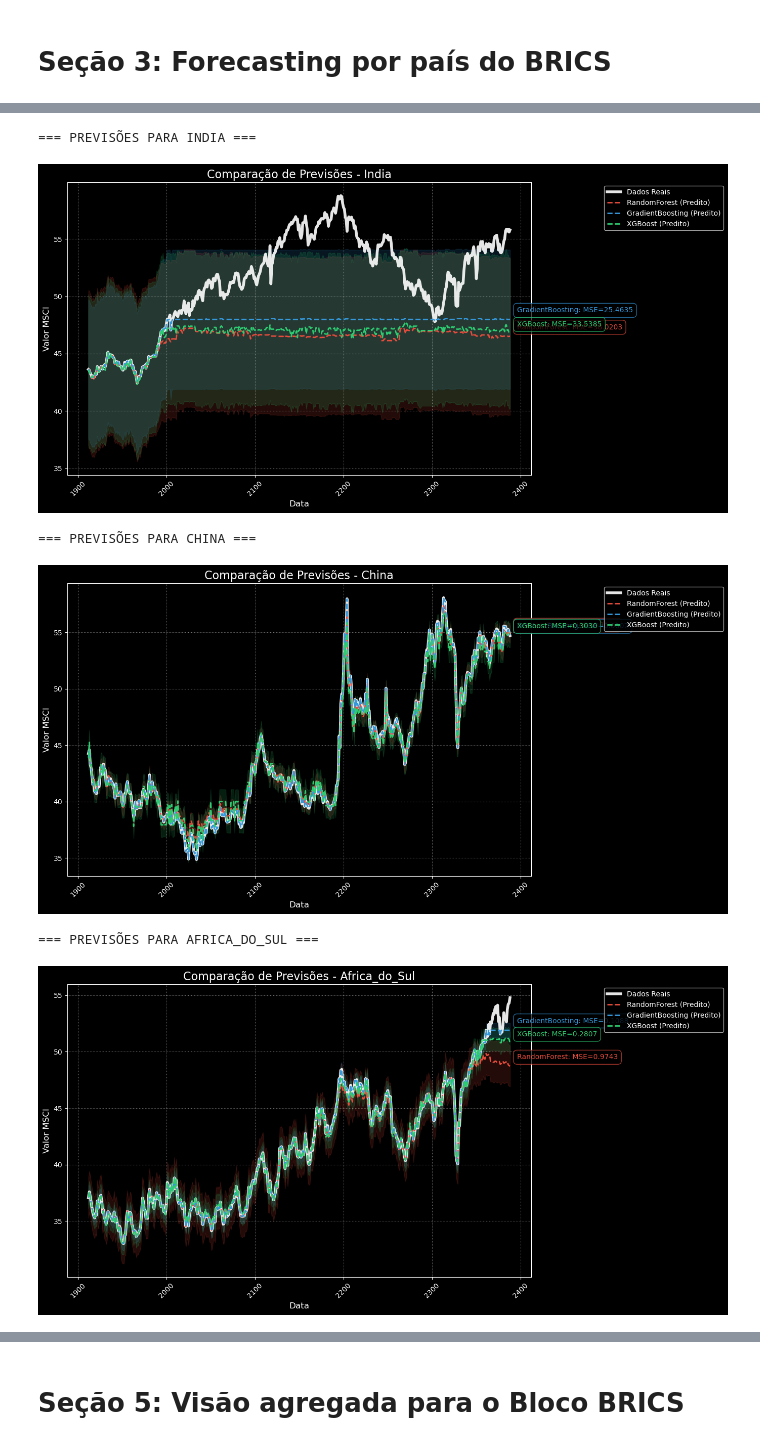
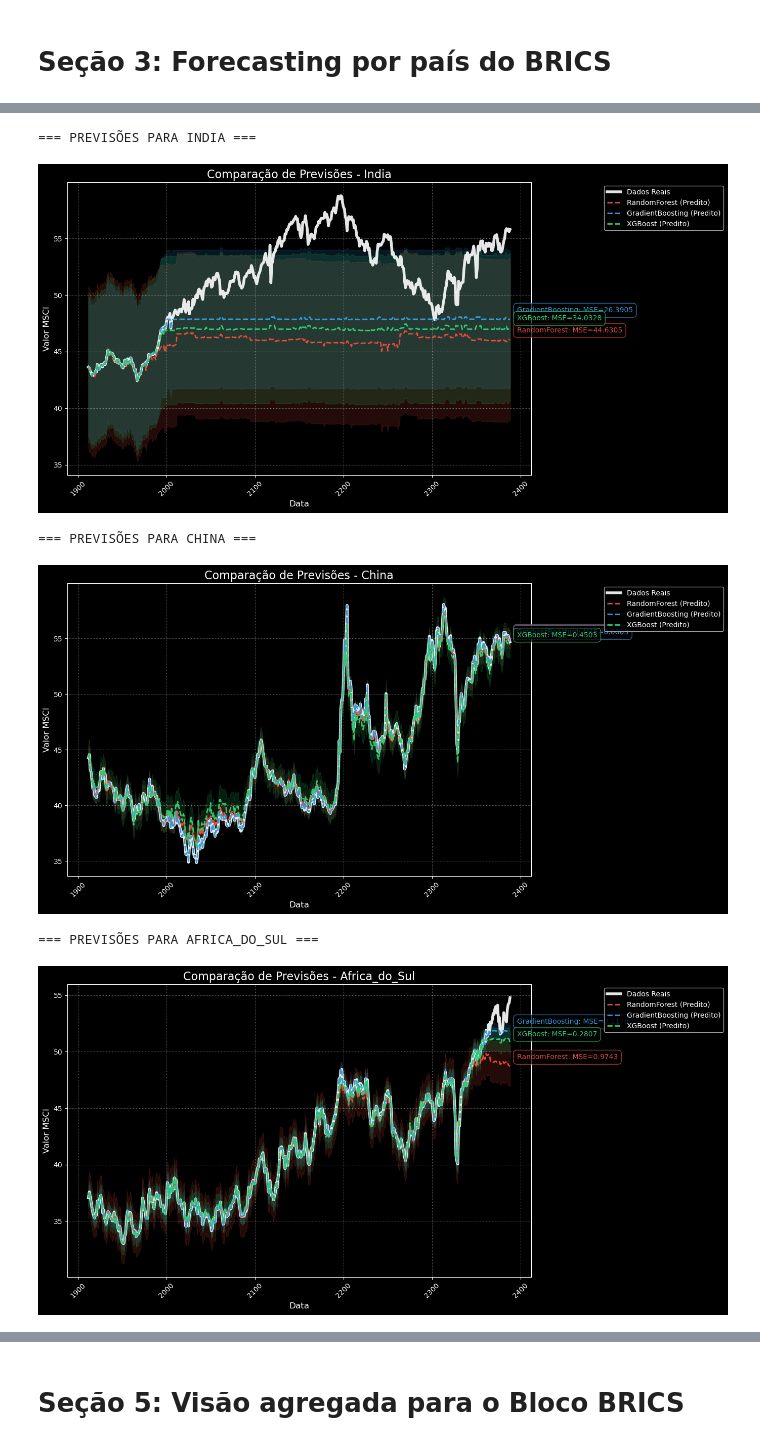
Before and after one commit to intelligent-life-paradox/ETF-Forecasting-and-Clustering, a Jupyter notebook: forecasting.ipynb, the cells around one changed output, grey strips where cells are left out. Drawn from its saved outputs; the diff is of its cells as text; code cells hidden in the pictures.

```diff
--- a/forecasting.ipynb
+++ b/forecasting.ipynb
@@ -321,5 +321,14 @@ Aviso: Removendo colunas não numéricas: ['Date']
 # Seção 2: Treinamento de modelos por país
 # %% [markdown]
 Treinamento dos modelos
+# %%
+from sklearn.ensemble import RandomForestRegressor, GradientBoostingRegressor
+from xgboost import XGBRegressor
+
+models = {
+    'RandomForest': RandomForestRegressor(),
+    'GradientBoosting': GradientBoostingRegressor(),
+    'XGBoost': XGBRegressor()
+}
 # %%
 search_results = {}
@@ -670,13 +533,14 @@ from sklearn.metrics import r2_score
 # %% [markdown]
 # Seção 3: Forecasting por país do BRICS
 # %%
+import os
+
 plt.style.use('dark_background')
 
 for country in dataframes.keys():
     print(f"\n\033[1m=== PREVISÕES PARA {country.upper()} ===\033[0m")
     X_train, X_test, y_train, y_test = train_test_sets[country]
     dates_test = dataframes[country].index[-len(y_test):]
-
 
     model_colors = {
         'RandomForest': '#E74C3C',
@@ -686,28 +550,35 @@ for country in dataframes.keys():
 
     plt.figure(figsize=(14, 7))
 
-
+    # Plot dos dados reais
     plt.plot(dates_test, y_test,
              label='Dados Reais',
              color='white',
              linewidth=4,
              alpha=0.9)
 
+    for model_name in models.keys():
+        # Carrega o modelo salvo
+        filename = f"{country}_{model_name}_final.pkl"
+        if not os.path.exists(filename):
+            print(f"⚠️ Modelo {filename} não encontrado.")
+            continue
 
-    for model_name in models.keys():
-        model = saved_models[f"{country}_{model_name}"]
+        model = joblib.load(filename)
         y_pred = model.predict(X_test)
 
-
+        # Intervalos de confiança
         std = np.std(y_pred - y_test)
         lower = y_pred - 1.96 * std
         upper = y_pred + 1.96 * std
 
+        # Plot da predição
         plt.plot(dates_test, y_pred,
                  label=f'{model_name} (Predito)',
                  color=model_colors[model_name],
                  linewidth=2,
                  linestyle='--')
+
 
         plt.fill_between(dates_test, lower, upper,
                          color=model_colors[model_name],
@@ -722,7 +593,10 @@ for country in dataframes.keys():
 
 
     for model_name in models.keys():
-        model = saved_models[f"{country}_{model_name}"]
+        filename = f"{country}_{model_name}_final.pkl"
+        if not os.path.exists(filename):
+            continue
+        model = joblib.load(filename)
         y_pred = model.predict(X_test)
         mse = mean_squared_error(y_test, y_pred)
         plt.annotate(f'{model_name}: MSE={mse:.4f}',
@@ -731,9 +605,9 @@ for country in dataframes.keys():
                      textcoords='offset points',
                      color=model_colors[model_name],
                      bbox=dict(boxstyle='round,pad=0.5',
-                              fc='black',
-                              ec=model_colors[model_name],
-                              alpha=0.7))
+                               fc='black',
+                               ec=model_colors[model_name],
+                               alpha=0.7))
 
     plt.tight_layout()
     plt.show()
@@ -743,6 +617,6 @@ for country in dataframes.keys():
 === PREVISÕES PARA INDIA ===
-[figure, old version]
+[figure, new version]
 === PREVISÕES PARA CHINA ===
-[figure, old version]
+[figure, new version]
 === PREVISÕES PARA AFRICA_DO_SUL ===
-[figure, old version]
+[figure, new version]
```
Also changed, not shown: parts of 9 cells of this notebook, 24 other files.
